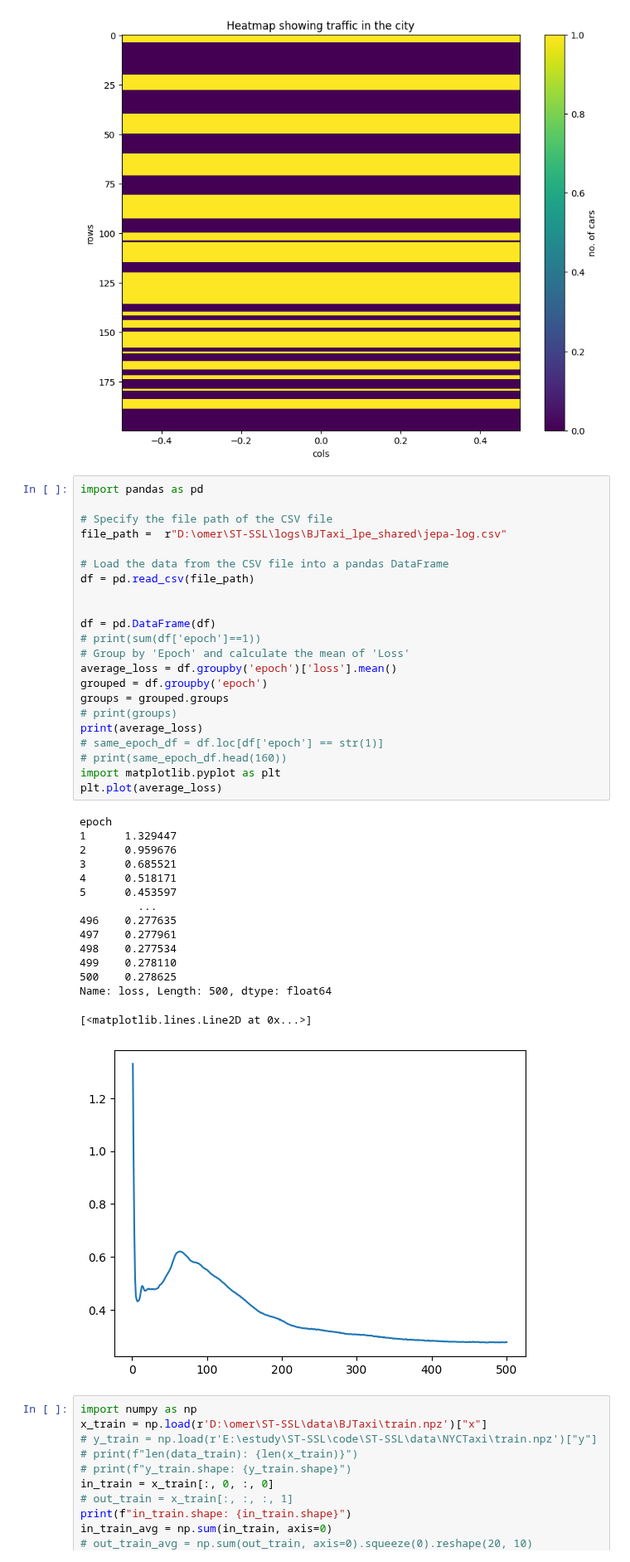
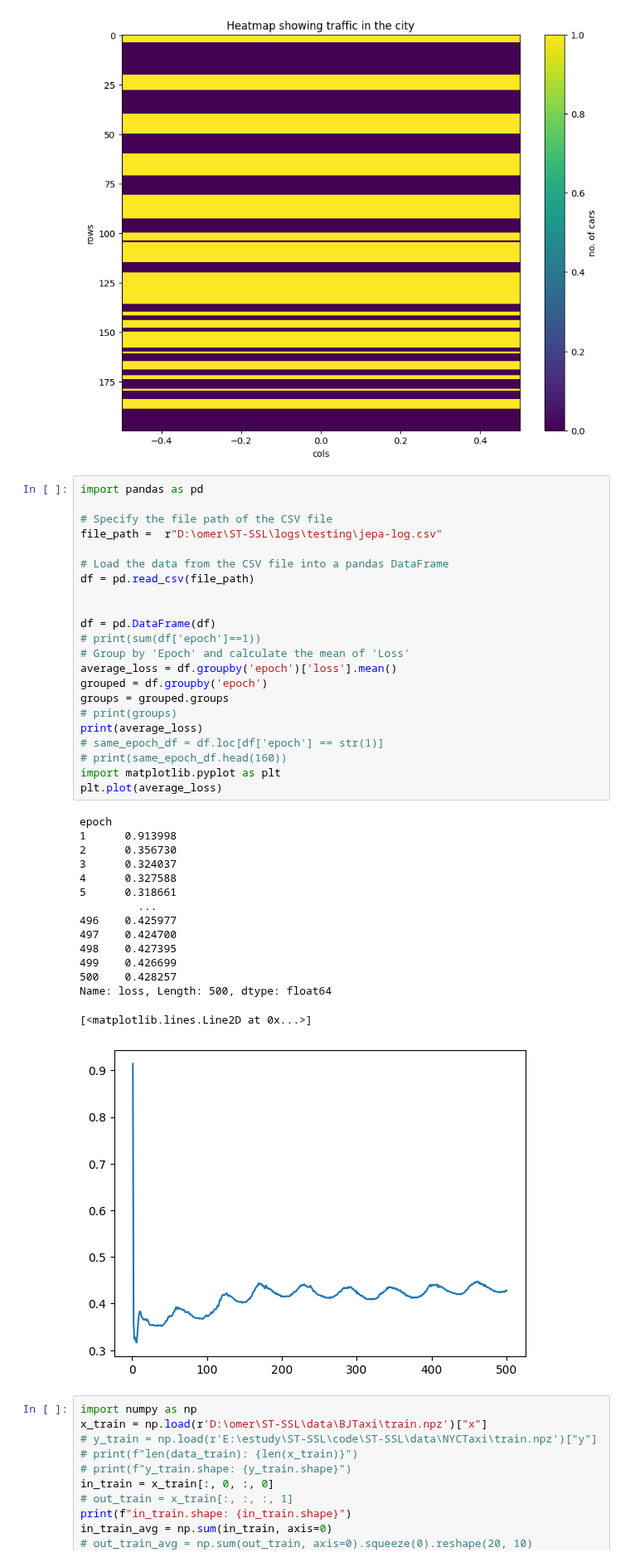
Before and after one commit to omerAJ/Hyb-STEX, a Jupyter notebook: view_dataset.ipynb, the cells around one changed output. Shown at 83% size. Drawn from its saved outputs; the diff is of its cells as text.

```diff
--- a/view_dataset.ipynb
+++ b/view_dataset.ipynb
@@ -381,41 +381,41 @@ plt.show()
 # %%
 import pandas as pd
 
 # Specify the file path of the CSV file
-file_path =  r"D:\omer\ST-SSL\logs\BJTaxi_lpe_shared\jepa-log.csv"
+file_path =  r"D:\omer\ST-SSL\logs\testing\jepa-log.csv"
 
 # Load the data from the CSV file into a pandas DataFrame
 df = pd.read_csv(file_path)
 
 
 df = pd.DataFrame(df)
 # print(sum(df['epoch']==1))
 # Group by 'Epoch' and calculate the mean of 'Loss'
 average_loss = df.groupby('epoch')['loss'].mean()
 grouped = df.groupby('epoch')
 groups = grouped.groups
 # print(groups)
 print(average_loss)
 # same_epoch_df = df.loc[df['epoch'] == str(1)]
 # print(same_epoch_df.head(160))
 import matplotlib.pyplot as plt
 plt.plot(average_loss)
 # %% [output]
 epoch
-1      1.329447
-2      0.959676
-3      0.685521
-4      0.518171
-5      0.453597
+1      0.913998
+2      0.356730
+3      0.324037
+4      0.327588
+5      0.318661
          ...
-496    0.277635
-497    0.277961
-498    0.277534
-499    0.278110
-500    0.278625
+496    0.425977
+497    0.424700
+498    0.427395
+499    0.426699
+500    0.428257
 Name: loss, Length: 500, dtype: float64
 [<matplotlib.lines.Line2D at 0x...>]
-[figure, old version]
+[figure, new version]
 # %%
 import numpy as np
 x_train = np.load(r'D:\omer\ST-SSL\data\BJTaxi\train.npz')["x"]
```
Also changed, not shown: 10 other files.
